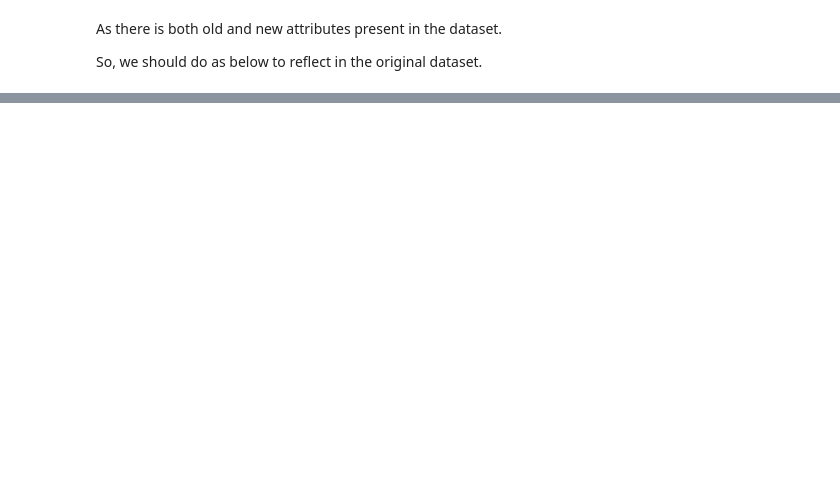
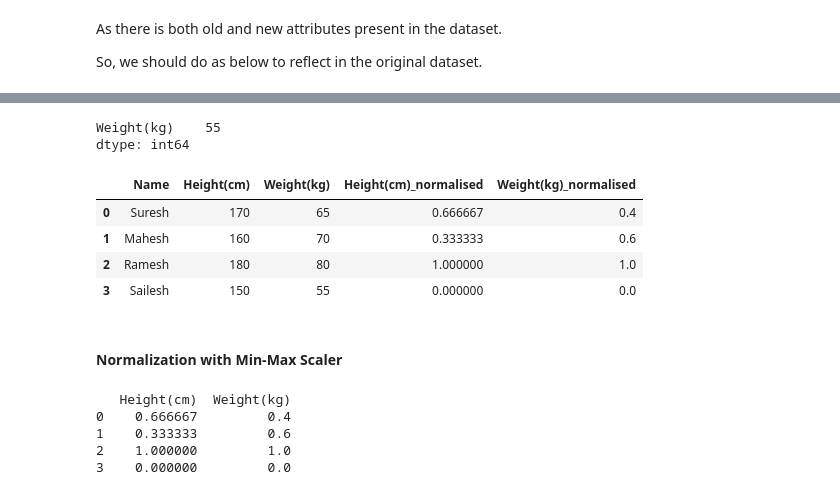
Before and after one commit to ghatanisuresh/DataScience_tutorial, a Jupyter notebook: Data-Wrangling/Automobile-Data-Wrangling-Demo.ipynb, the cells around one changed output, grey strips where cells are left out. Drawn from its saved outputs; the diff is of its cells as text; code cells hidden in the pictures; blank space fills up the shorter version.

Commit message:
Normalization done

```diff
--- a/Data-Wrangling/Automobile-Data-Wrangling-Demo.ipynb
+++ b/Data-Wrangling/Automobile-Data-Wrangling-Demo.ipynb
@@ -689,0 +718,9 @@ df.head()
+# %%
+import pandas as pd
+example = pd.DataFrame({
+    'Name' : ['Suresh', 'Mahesh', 'Ramesh', 'Sailesh'],
+    'Height(cm)' : [170, 160, 180, 150],
+    'Weight(kg)' : [65, 70, 80, 55]
+
+})
+example
@@ -689,0 +733,48 @@ df.head()
+# %%
+example[['Height(cm)']].min()
+example[['Weight(kg)']].min()
+# %% [output]
+Weight(kg)    55
+dtype: int64
+# %%
+min_height=np.min(example['Height(cm)'])
+max_height = np.max(example['Height(cm)'])
+
+min_Weight=np.min(example['Weight(kg)'])
+max_Weight = np.max(example['Weight(kg)'])
+# %%
+example['Height(cm)_normalised'] = (example['Height(cm)'] - min_height) /(max_height - min_height)
+example['Weight(kg)_normalised'] = (example['Weight(kg)'] - min_Weight) /(max_Weight - min_Weight)
+# %%
+example
+# %% [output]
+|  | Name | Height(cm) | Weight(kg) | Height(cm)_normalised | Weight(kg)_normalised |
+| 0 | Suresh | 170 | 65 | 0.666667 | 0.4 |
+| 1 | Mahesh | 160 | 70 | 0.333333 | 0.6 |
+| 2 | Ramesh | 180 | 80 | 1.000000 | 1.0 |
+| 3 | Sailesh | 150 | 55 | 0.000000 | 0.0 |
+# %% [markdown]
+#### Normalization with Min-Max Scaler
+# %%
+# in the above example dataset
+import pandas as pd
+from sklearn.preprocessing import MinMaxScaler
+
+# Sample DataFrame
+data = {'Height(cm)': [170, 160, 180, 150],
+        'Weight(kg)': [65, 70, 80, 55]}
+example = pd.DataFrame(data)
+
+# Initialize the MinMaxScaler
+scaler = MinMaxScaler()
+
+# Fit and transform the data using MinMaxScaler
+example_normalized = pd.DataFrame(scaler.fit_transform(example), columns=example.columns)
+
+print(example_normalized)
+# %% [output]
+   Height(cm)  Weight(kg)
+0    0.666667         0.4
+1    0.333333         0.6
+2    1.000000         1.0
+3    0.000000         0.0
```
Also changed, not shown: parts of 10 cells of this notebook.
